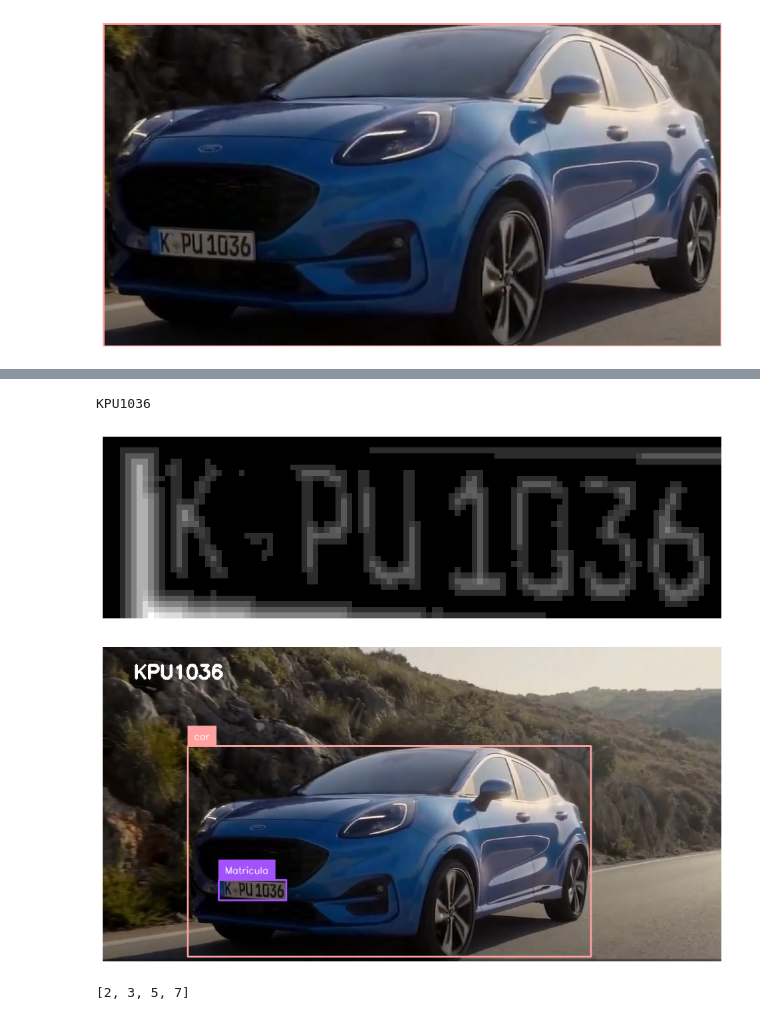
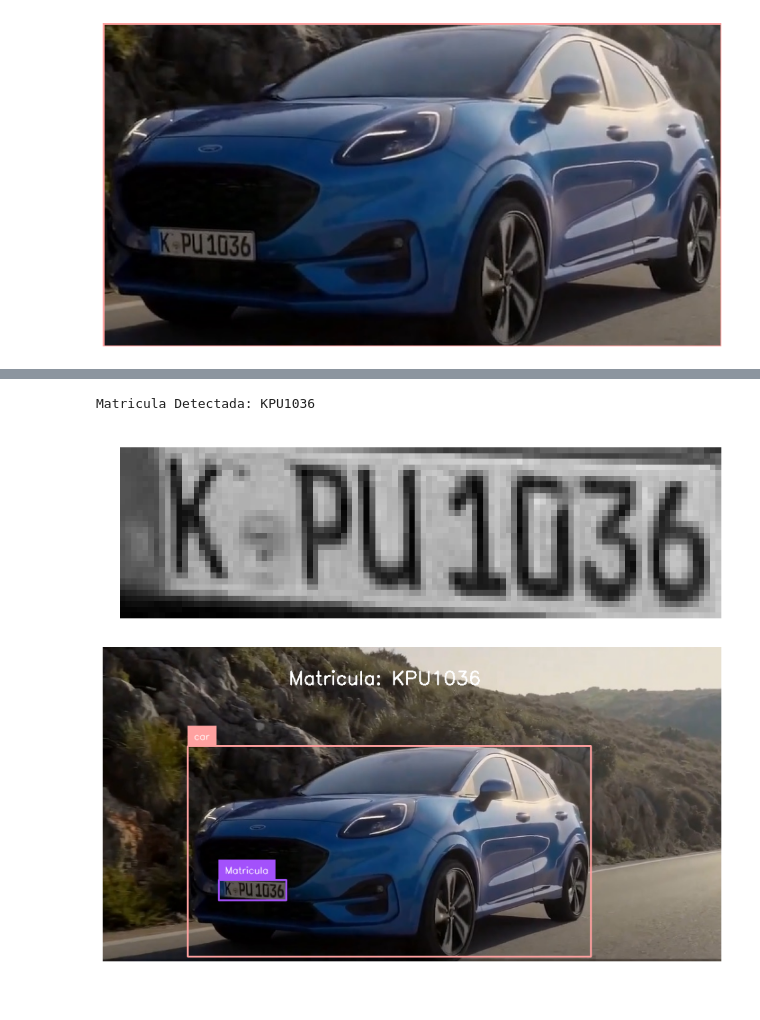
Before and after one commit to jrguignan/Proyecto-Deteccion_de_Matriculas, a Jupyter notebook: detector.ipynb, the cells around one changed output, grey strips where cells are left out. Cells and saved outputs as stored; diff of their text form; code cells hidden in the pictures.

```diff
--- a/detector.ipynb
+++ b/detector.ipynb
@@ -121,56 +113,54 @@ sv.plot_image(cropped_image_matricula)
 #lectura de la placa con el ocr
 
 #TRANSFORMACIONES DE LA IMAGEN PARA MEJORAR LA LECTURA  DEL OCR
+
 # Cargamos la imagen, y la convertimos a escala de grises.
 gray = cv2.cvtColor(cropped_image_matricula, cv2.COLOR_BGR2GRAY)
 
+# Algunas transformaciones de la imagen, para para mejorar la lectura del OCR
+# pero no fue necesario, ya que distorcionaba mucho la lectura del OCR
 # Aplicamos thresholding automático con el algoritmo de Otsu. ESto hará que el texto se vea blanco, y los elementos
 # del fondo sean menos prominentes.
-thresholded = cv2.threshold(gray, 0, 255, cv2.THRESH_BINARY_INV | cv2.THRESH_OTSU)[1]
+#thresholded = cv2.threshold(gray, 0, 255, cv2.THRESH_BINARY_INV | cv2.THRESH_OTSU)[1]
 
 
 # Calculamos y normalizamos la transformada de distancia.
-dist = cv2.distanceTransform(thresholded, cv2.DIST_L2, 5)
-dist = cv2.normalize(dist, dist, 0, 1.0, cv2.NORM_MINMAX)
-dist = (dist * 255).astype('uint8')
+#dist = cv2.distanceTransform(thresholded, cv2.DIST_L2, 5)
+#dist = cv2.normalize(dist, dist, 0, 1.0, cv2.NORM_MINMAX)
+#dist = (dist * 255).astype('uint8')
 
 # Aplicamos thresholding al resultado de la operación anterior, y mostramos el resultado en pantalla.
 #dist = cv2.threshold(dist, 0, 255, cv2.THRESH_BINARY | cv2.THRESH_OTSU)[1]
 
 
 #Cambiar directorio donde esta instalado tesseract
 pytesseract.pytesseract.tesseract_cmd = r'C:/Program Files/Tesseract-OCR/tesseract.exe'
 
 #Pasa el OCR por la imagen en escala de grises y filtra solo numero y letras
-data = pytesseract.image_to_string(dist, lang='eng', config='--psm 10 --oem 3 -c tessedit_char_whitelist=0123456789ABCDEFGHIJKLMNOPQRSTUVWXYXabcdefghijklmnopqrstuvwxyz')
+data = pytesseract.image_to_string(gray, lang='eng', config='--psm 10 --oem 3 -c tessedit_char_whitelist=0123456789ABCDEFGHIJKLMNOPQRSTUVWXYXabcdefghijklmnopqrstuvwxyz')
 
 #Limpieza de la cadena de salida del OCR
 valor_medio = round(len(data)/2)
 data = data[valor_medio-3:valor_medio+4]
-print(data)
+print("Matricula Detectada:",data)
 
+sv.plot_image(gray)
 
-sv.plot_image(dist)
-
-#PARA AGREGAR LA MATRICULA EN LA IMAGEN
+  #PARA AGREGAR LA MATRICULA EN LA IMAGEN
 #Definir el texto a añadir
-text = data
+text = "Matricula: "+data
 #Definir la posición del texto
-position = (50, 50)  # Puedes ajustar la posición según necesites
+position = (300, 60)  # Puedes ajustar la posición según necesites
 #Definir la fuente, tamaño, color, grosor
 font = cv2.FONT_HERSHEY_SIMPLEX
 font_scale = 1
 font_color = (255, 255, 255)  # Blanco en BGR
-font_thickness = 4
+font_thickness = 2
 #Añadir el texto a la imagen
 annotated_image_p = cv2.putText(annotated_image_p, text, position, font, font_scale, font_color, font_thickness)
 
 sv.plot_image(annotated_image_p)
 # %% [output]
-KPU1036
+Matricula Detectada: KPU1036
-[figure, old version]
+[figure, new version]
-[figure, old version]
+[figure, new version]
-# %%
-class_id
-# %% [output]
-[2, 3, 5, 7]
```
Also changed, not shown: parts of 5 cells of this notebook, 9 other files.
